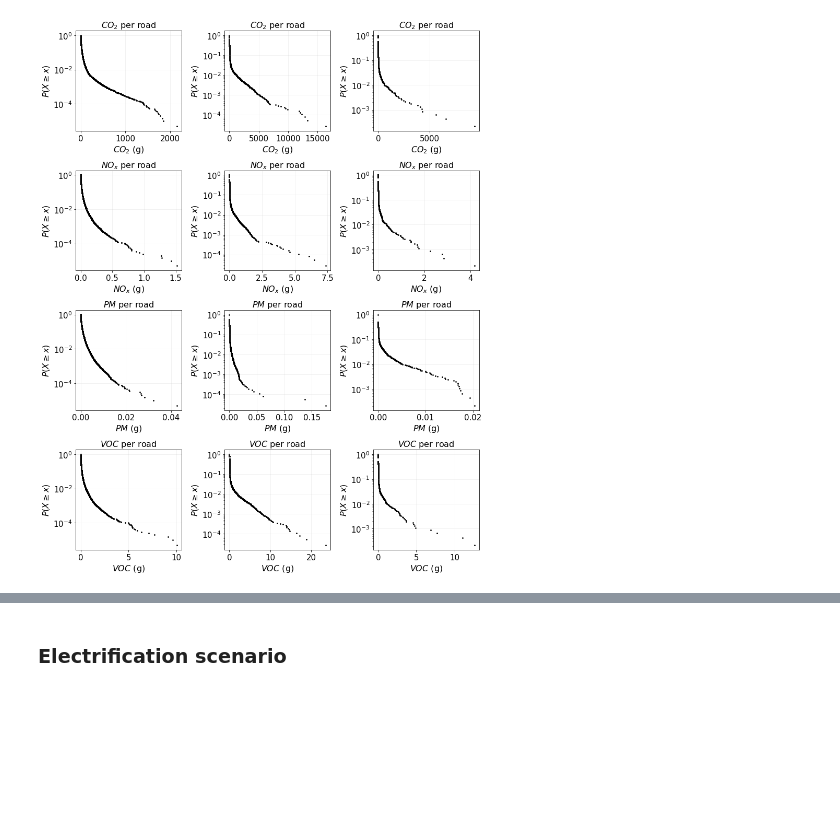
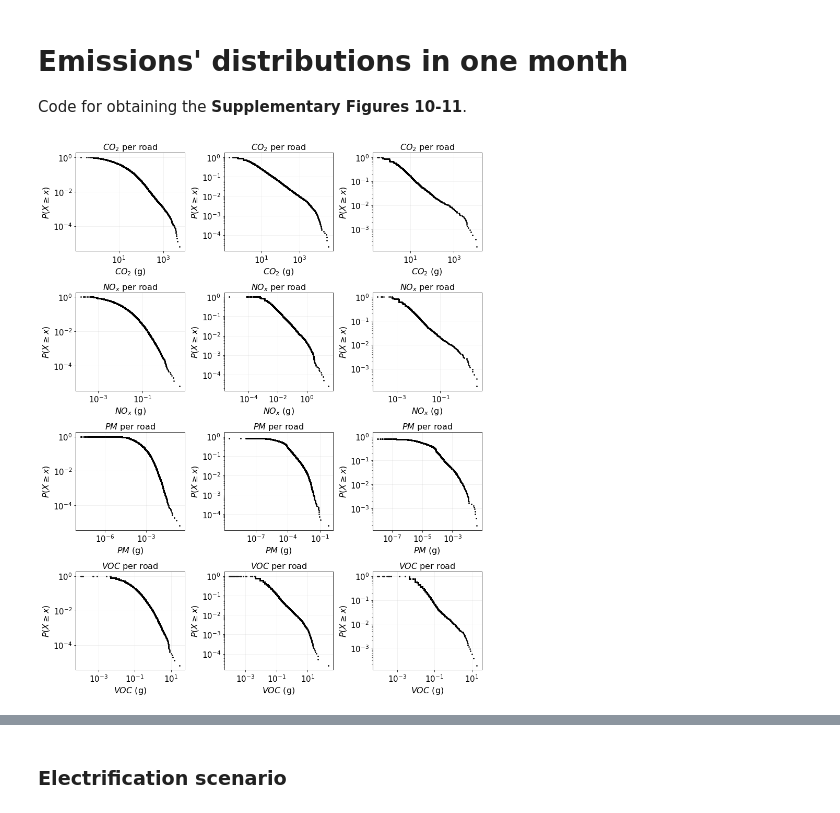
Before and after one commit to matteoboh/mobility_emissions, a Jupyter notebook: notebooks/paper_figures.ipynb, the cells around one changed output, grey strips where cells are left out. Cells and saved outputs as stored; diff of their text form; code cells hidden in the pictures; blank space fills up the shorter version.

```diff
--- a/notebooks/paper_figures.ipynb
+++ b/notebooks/paper_figures.ipynb
@@ -8,3 +8,11 @@ if module_path not in sys.path:
 import skmob
 import osmnx as ox  # version '0.16.0' or greater
 import mobair as mb
+# %%
+import pickle
+
+# importing a dictionary of type: {(city, start_date, end_date, distribution_type) : "file_name"}
+# carrying the name of the files with the data
+PATH_TO_INPUT_FILES = './data/private/'
+infile = open(PATH_TO_INPUT_FILES + 'input_file_names.pkl','rb')
+dict_file_names = pickle.load(infile)
@@ -14,42 +295,58 @@ Code for obtaining the __Supplementary Figures 1-2__.
+# %% [markdown]
+# Emissions' distributions in one month
+Code for obtaining the __Supplementary Figures 10-11__.
 # %%
 import matplotlib.pyplot as plt
 from powerlaw import ccdf
+import pandas as pd
+
+start_date = '2017-01-01'
+end_date = '2017-01-31'
 
 # choose the type of distribution of emissions: per vehicle / per road
-dist_type = 'road'  # one of {'vehicle', 'road'}
+dist_type = 'roads'  # one of {'vehicles', 'roads'}
 
 list__tuple_city_pollutant = [
     ('Greater London', 'CO_2'), ('Rome', 'CO_2'), ('Florence', 'CO_2'),
     ('Greater London', 'NO_x'), ('Rome', 'NO_x'), ('Florence', 'NO_x'),
     ('Greater London', 'PM'), ('Rome', 'PM'), ('Florence', 'PM'),
     ('Greater London', 'VOC'), ('Rome', 'VOC'), ('Florence', 'VOC'),
 ]
 
 
 fig, axs = plt.subplots(nrows=4, ncols=3, figsize=(12, 15))
 
-for ax, (city_name, c_pollutant) in zip(axs.flat, list__tuple_city_pollutant):
+for ax, (c_city, c_pollutant) in zip(axs.flat, list__tuple_city_pollutant):
 
     # loading df
-    df = pd.read_csv('./data/cumulate_emissions_per_%s__%s.csv' %(dist_type, city_name.lower().replace(' ', '_')), index_col=0)
+    #df = pd.read_csv('./data/cumulate_emissions_per_%s__%s.csv' %(dist_type, city_name.lower().replace(' ', '_')), index_col=0)
+    city_name = c_city.lower().replace(" ", "_")
+    trajectory_type = 'emissions_traj_aggregated_by_' + dist_type[:-1]
+    NAME_OF_INPUT_FILE = dict_file_names[(city_name,
+                                          start_date, end_date,
+                                          trajectory_type)]
+    df = pd.read_csv(PATH_TO_INPUT_FILES + NAME_OF_INPUT_FILE, index_col=False)
+
     # tacking the column with the current pollutant
     list_cumulate_emissions = list(df[c_pollutant])
 
     # using powerlaw package to compute the CCDF of the current distribution
     x, y = ccdf(list_cumulate_emissions, linear_bins=False)
 
     # plotting
     ax.scatter(x, y, color='black', s=3, label='data')
     ax.set_xlabel(r'$%s$ (g)' %c_pollutant, fontsize=16)
     ax.set_ylabel(r'$P(X \geq x)$', fontsize=16)
     ax.tick_params(axis='x', which='minor', bottom=True)
     ax.tick_params(axis='both', which='major', labelsize=15)
     ax.set_yscale('log')
-    ax.set_title(r'$%s$ per %s' %(c_pollutant, dist_type), fontsize=16)
+    ax.set_xscale('log')
+    ax.set_title(r'$%s$ per %s' %(c_pollutant, dist_type[:-1]), fontsize=16)
     ax.grid(alpha=0.2)
 
 plt.tight_layout()
+#plt.savefig('Figure_ccdf_%s.png' %dist_type, dpi=300)
 plt.show()
 # %% [output]
-[figure, old version]
+[figure, new version]
 # %% [markdown]
```
Also changed, not shown: parts of 30 cells of this notebook.
